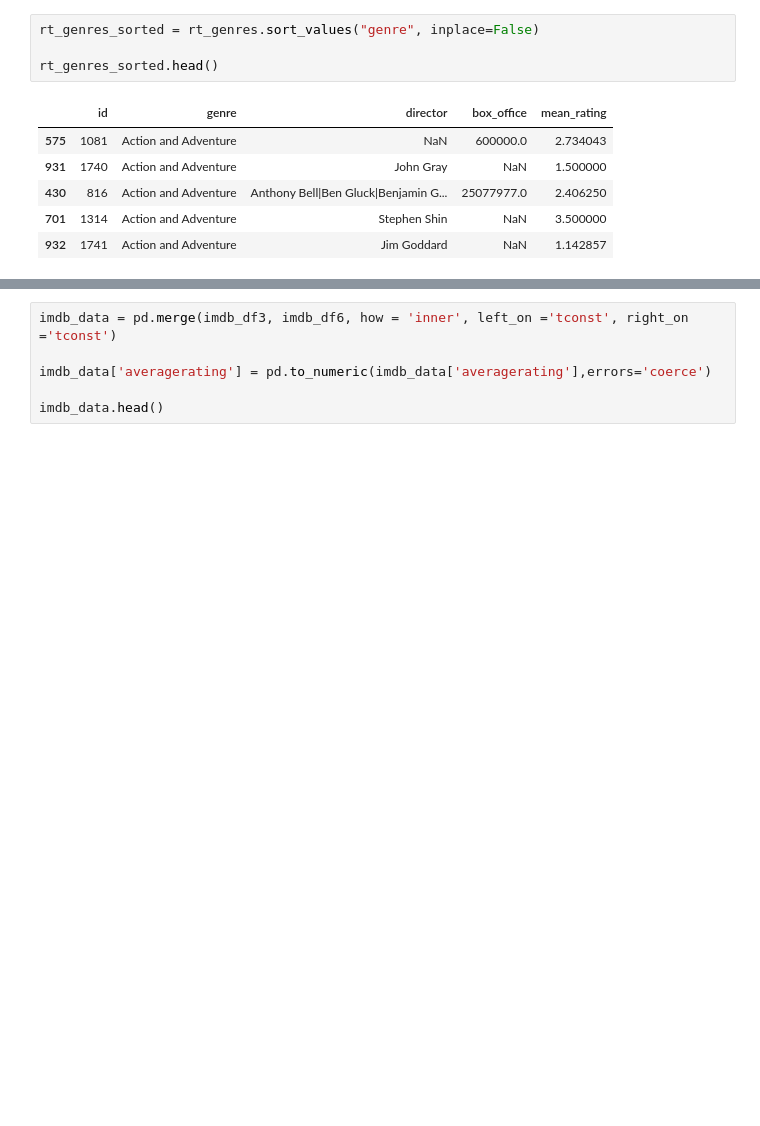
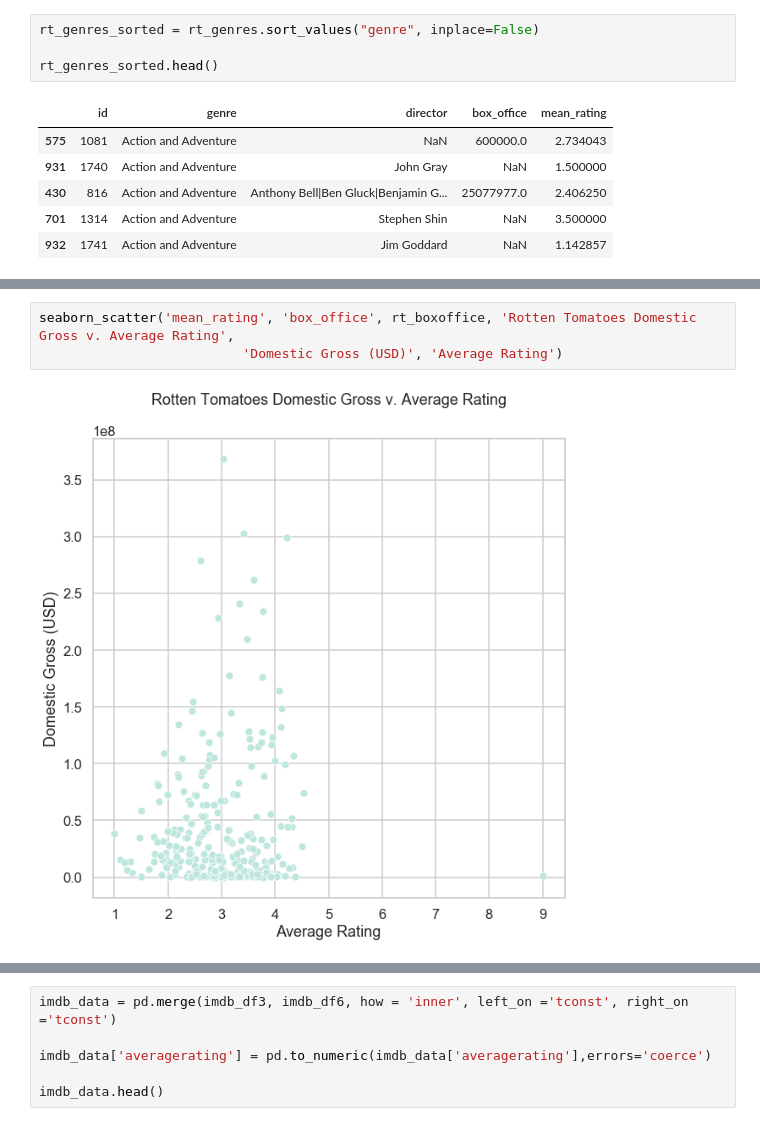
Before and after one commit to JenniferLavoie/DSFirstProject, a Jupyter notebook: student.ipynb, the cells around one changed output, grey strips where cells are left out. Cells and saved outputs as stored; diff of their text form; blank space fills up the shorter version.

```diff
--- a/student.ipynb
+++ b/student.ipynb
@@ -727,0 +831,5 @@ rt_boxoffice = rt
+# %%
+seaborn_scatter('mean_rating', 'box_office', rt_boxoffice, 'Rotten Tomatoes Domestic Gross v. Average Rating',
+                          'Domestic Gross (USD)', 'Average Rating')
+# %% [output]
+[figure, added]
```
Also changed, not shown: parts of 97 cells of this notebook.
